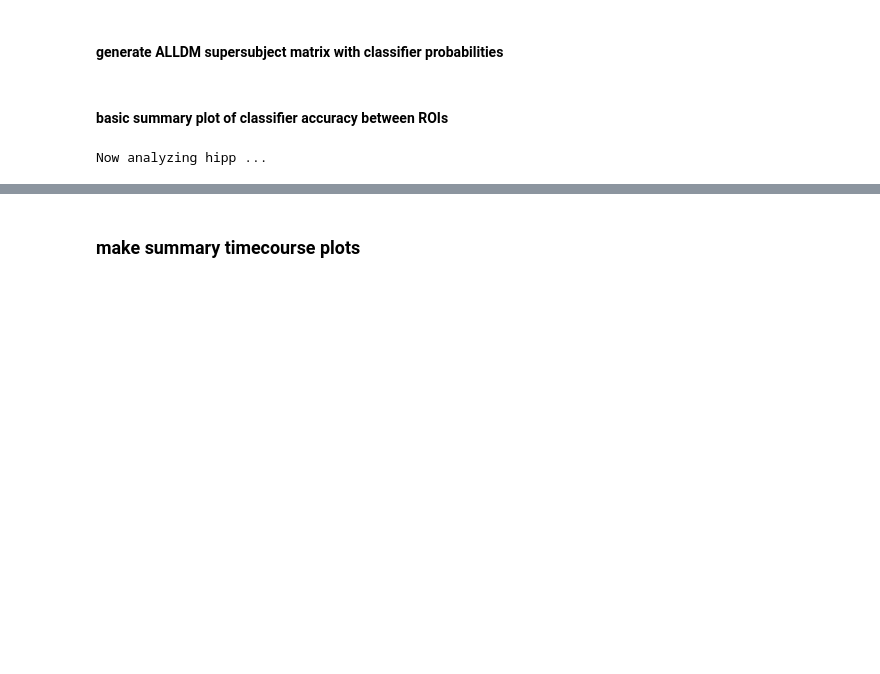
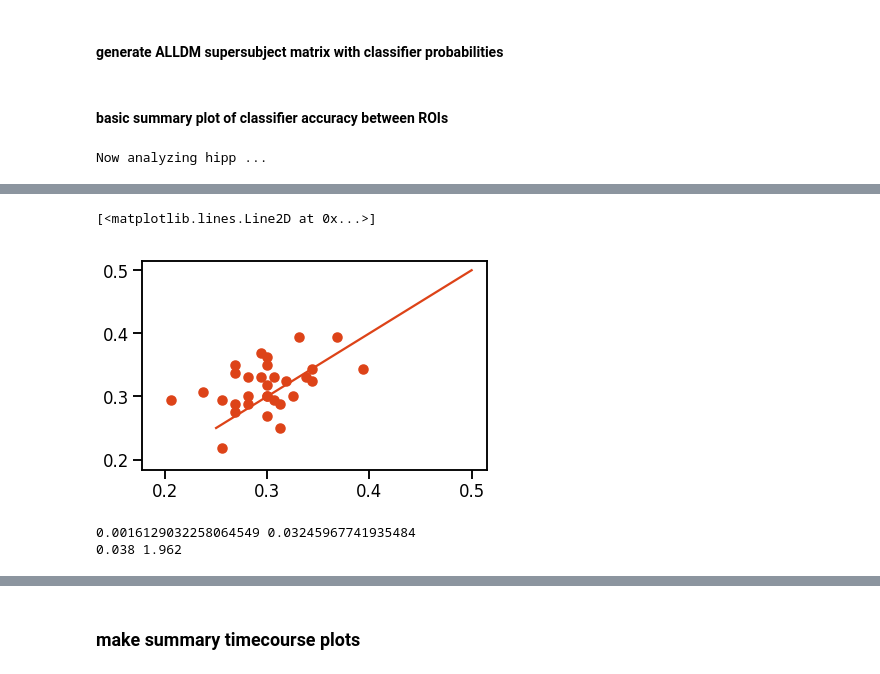
Before and after one commit to cogtoolslab/neurosketch, a Jupyter notebook: ipynb/golden/2_object_evidence_during_drawing.ipynb, the cells around one changed output, grey strips where cells are left out. Drawn from its saved outputs; the diff is of its cells as text; code cells hidden in the pictures; blank space fills up the shorter version.

```diff
--- a/ipynb/golden/2_object_evidence_during_drawing.ipynb
+++ b/ipynb/golden/2_object_evidence_during_drawing.ipynb
@@ -200,0 +277,31 @@ plt.savefig(out_path,format='pdf')
+# %%
+plt.scatter(np.array(Accpre)[2,:],np.array(Accpost)[2,:])
+plt.plot([0.25,0.5],[0.25,0.5])
+# %% [output]
+[<matplotlib.lines.Line2D at 0x...>]
+[figure, added]
+# %%
+diff = np.array(Accpost)[0,:] - np.array(Accpre)[0,:]
+U,lb,ub,p1,p2 = h.bootstrapCI(diff,1000)
+print lb, ub
+print p1,p2
+
+# def bootstrapCI(x,nIter):
+#     '''
+#     input: x is an array
+#     '''
+#     u = []
+#     for i in np.arange(nIter):
+#         inds = np.random.RandomState(i).choice(len(x),len(x))
+#         boot = x[inds]
+#         u.append(np.mean(boot))
+
+#     p1 = len([i for i in u if i<0])/len(u) * 2 ## first version of p-value reflects number of samples that have value below 0
+#     p2 = len([i for i in u if i>0])/len(u) * 2 ## second version of p-value reflects number of samples that have value above 0
+#     U = np.mean(u)
+#     lb = np.percentile(u,2.5)
+#     ub = np.percentile(u,97.5)
+#     return U,lb,ub,p1,p2
+# %% [output]
+0.0016129032258064549 0.03245967741935484
+0.038 1.962
```
Also changed, not shown: parts of 10 cells of this notebook, 2 other files.
